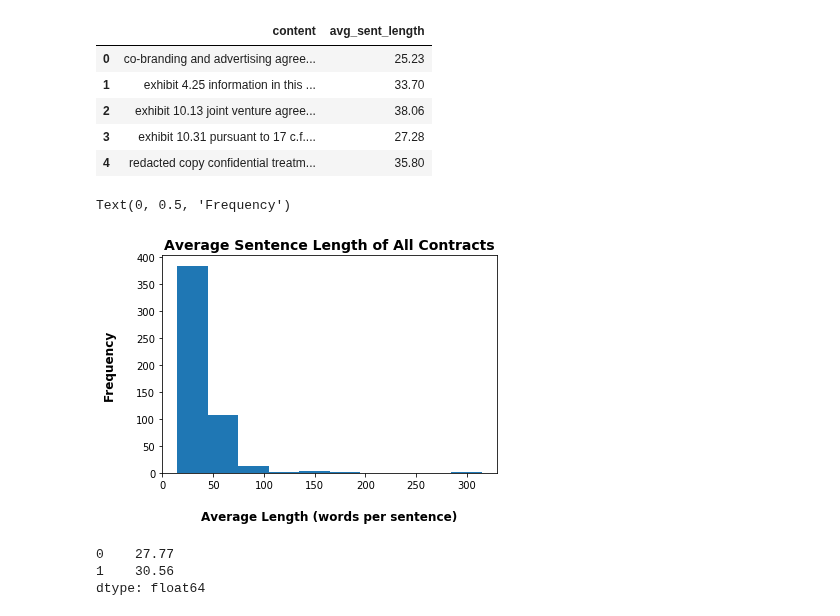
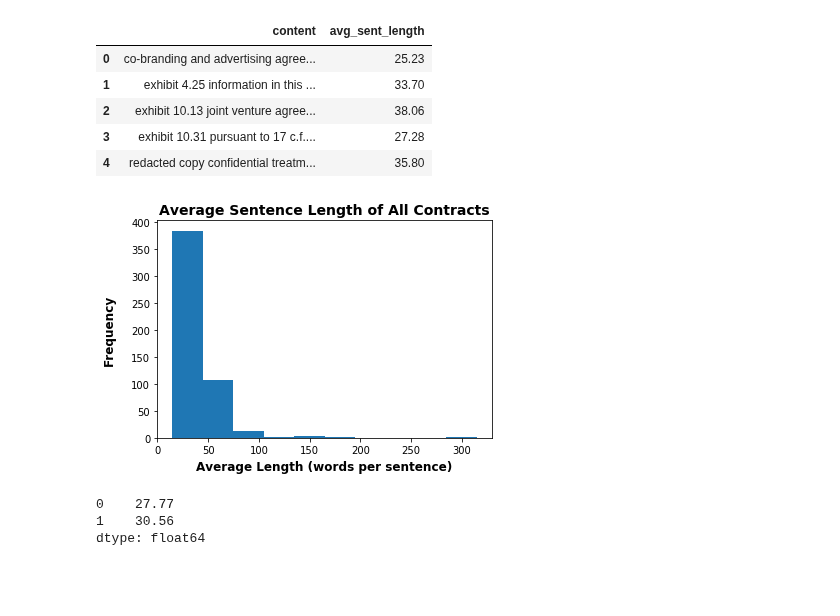
Before and after one commit to dian-farah/IS450TextMiningG2T2, a Jupyter notebook: EDA/Preliminary Results - Frequency and N-gram Analysis.ipynb, the cells around one changed output. Saved outputs shown, nothing was run; the diff lists cells and outputs as text; code cells hidden in the pictures; blank space fills up the shorter version.

Commit message:
Converted plots to png

```diff
--- a/EDA/Preliminary Results - Frequency and N-gram Analysis.ipynb
+++ b/EDA/Preliminary Results - Frequency and N-gram Analysis.ipynb
@@ -195,13 +196,14 @@ contracts_df[['content','avg_sent_length']].head()
 | 3 | exhibit 10.31 pursuant to 17 c.f.... | 27.28 |
 | 4 | redacted copy confidential treatm... | 35.80 |
 # %%
-sent_length = contracts_df['avg_sent_length'].hist(grid=False)
+fig, ax = plt.subplots()
+sent_length = contracts_df['avg_sent_length'].hist(grid=False, ax=ax)
 sent_length.set_title("Average Sentence Length of All Contracts", weight='bold', size=14)
-sent_length.set_xlabel("Average Length (words per sentence)", labelpad=20, weight='bold', size=12)
-sent_length.set_ylabel("Frequency", labelpad=20, weight='bold', size=12)
+sent_length.set_xlabel("Average Length (words per sentence)", labelpad=5, weight='bold', size=12)
+sent_length.set_ylabel("Frequency", labelpad=15, weight='bold', size=12)
+fig.savefig('Average_Sentence_Length.png')
 # %% [output]
-Text(0, 0.5, 'Frequency')
-[figure, old version]
+[figure, new version]
 # %%
 contracts_df['avg_sent_length'].mode()
 # %% [output]
```
Also changed, not shown: parts of 6 cells of this notebook, 7 other files.
